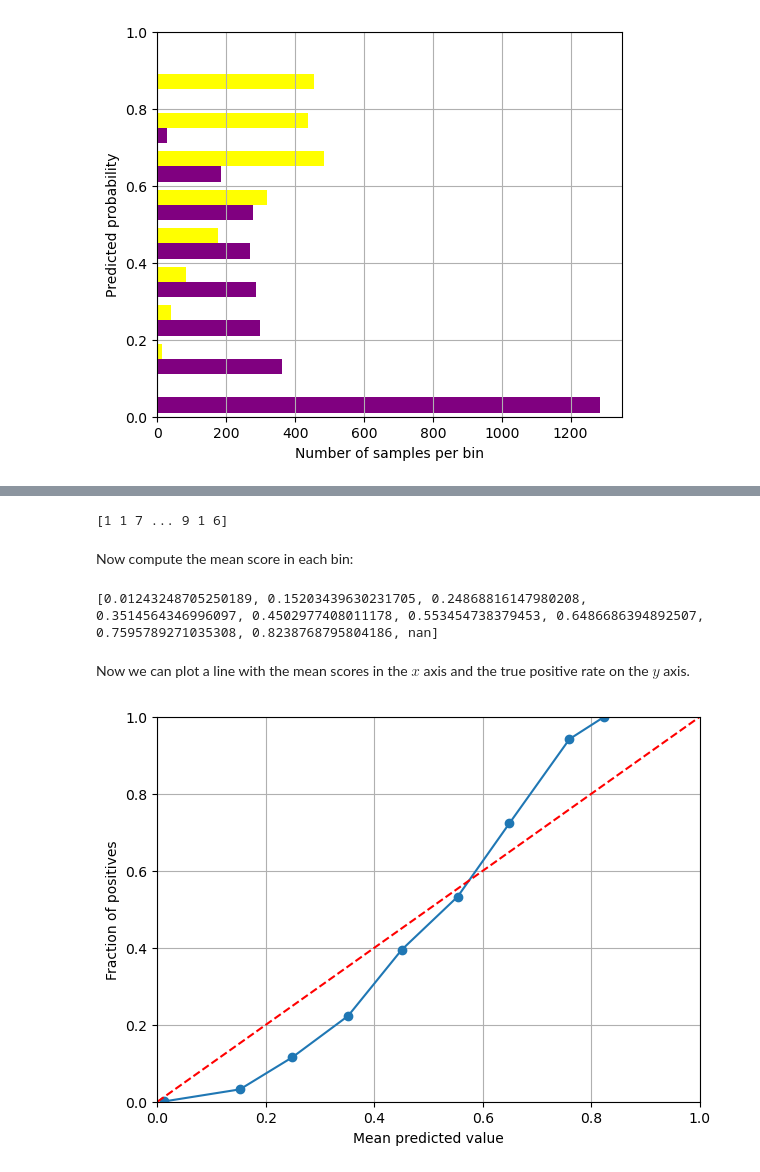
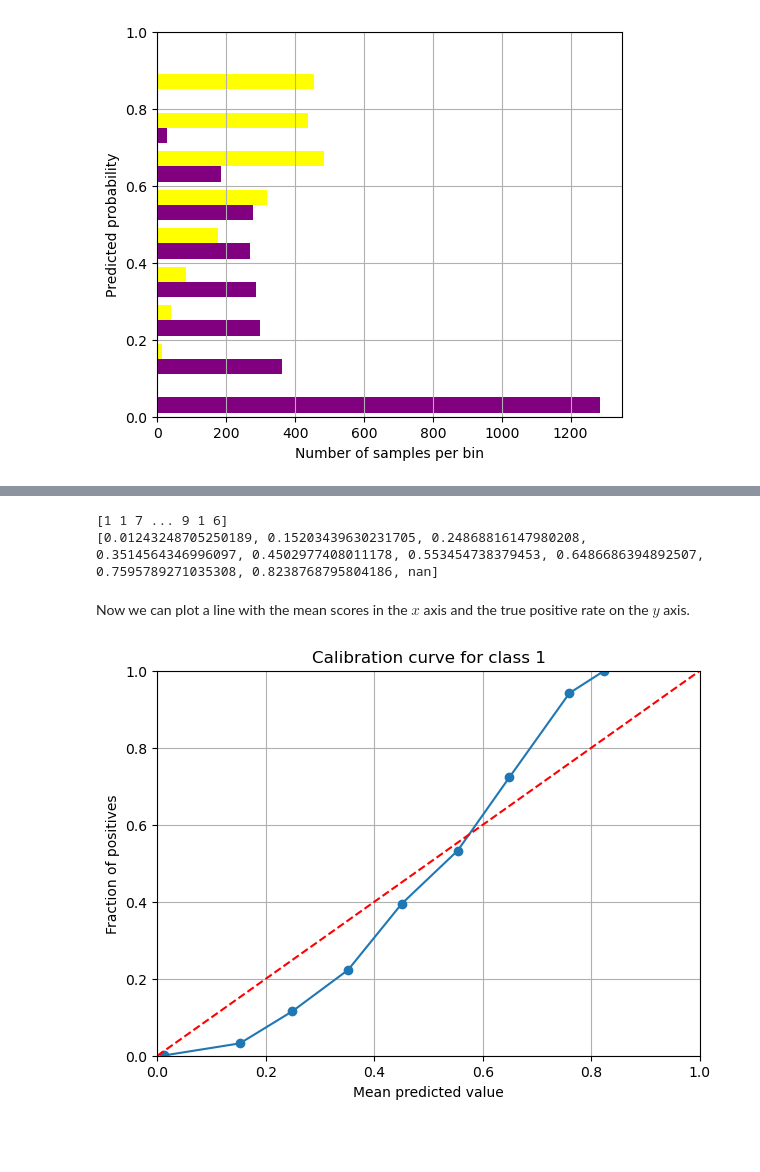
Before and after one commit to sandervanlaere1/ML, a Jupyter notebook: 17_calibration/PC_Lab17_2023_calibration_SOLVED.ipynb, the cells around one changed output, grey strips where cells are left out. Cells and saved outputs as stored; diff of their text form; code cells hidden in the pictures; blank space fills up the shorter version.

```diff
--- a/17_calibration/PC_Lab17_2023_calibration_SOLVED.ipynb
+++ b/17_calibration/PC_Lab17_2023_calibration_SOLVED.ipynb
@@ -124,12 +167,12 @@
 # assign each of the instances to a bin
 bin_index = np.digitize(p_pred[:, 1], bins=bins)
 print(bin_index)
+
+# compute the mean score in each bin
+pred_means = [p_pred[:, 1][bin_index == i].mean() for i in range(1, n_bins + 1)]
+print(pred_means)
+
+y_means = [y_test[bin_index == i].mean() for i in range(1, n_bins+1)]
 # %% [output]
 [1 1 7 ... 9 1 6]
+[0.01243248705250189, 0.15203439630231705, 0.24868816147980208, 0.3514564346996097, 0.4502977408011178, 0.553454738379453, 0.6486686394892507, 0.7595789271035308, 0.8238768795804186, nan]
-# %% [markdown]
-Now compute the mean score in each bin:
-# %%
-pred_means = [p_pred[:, 1][bin_index == i].mean() for i in range(1, n_bins + 1)]
-print(pred_means)
-# %% [output]
-[0.01243248705250189, 0.15203439630231705, 0.24868816147980208, 0.3514564346996097, 0.4502977408011178, 0.553454738379453, 0.6486686394892507, 0.7595789271035308, 0.8238768795804186, nan]
@@ -140,11 +181,12 @@ Now we can plot a line with the mean scores in the $x$ axis and the true positiv
 # %%
 fig, ax = plt.subplots( figsize=(7, 5))
 ax.plot(pred_means, y_means, 'o-')
 ax.plot([0, 1], [0, 1], 'r--')
 ax.set_xlim(0, 1)
 ax.set_xlabel('Mean predicted value')
 ax.set_ylim(0, 1)
 ax.set_ylabel('Fraction of positives')
+ax.set_title('Calibration curve for class 1')
 ax.grid()
 # %% [output]
-[figure, old version]
+[figure, new version]
```
Also changed, not shown: parts of 40 cells of this notebook.
